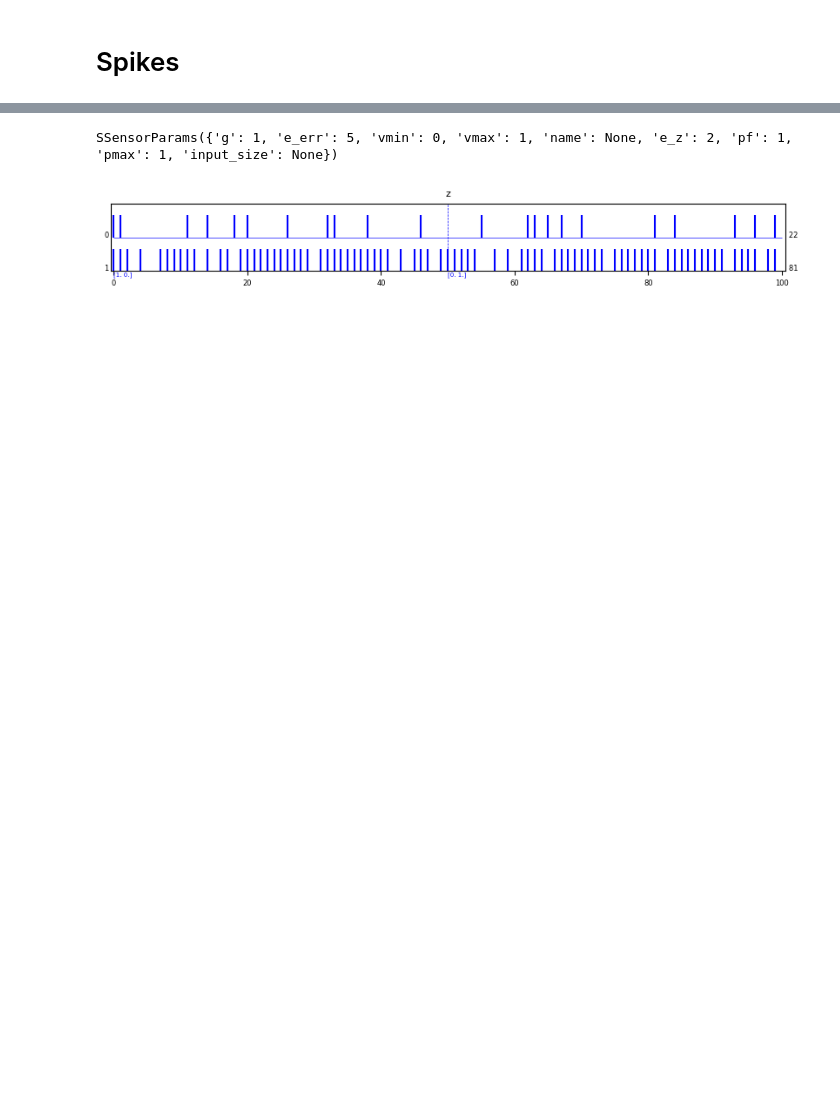
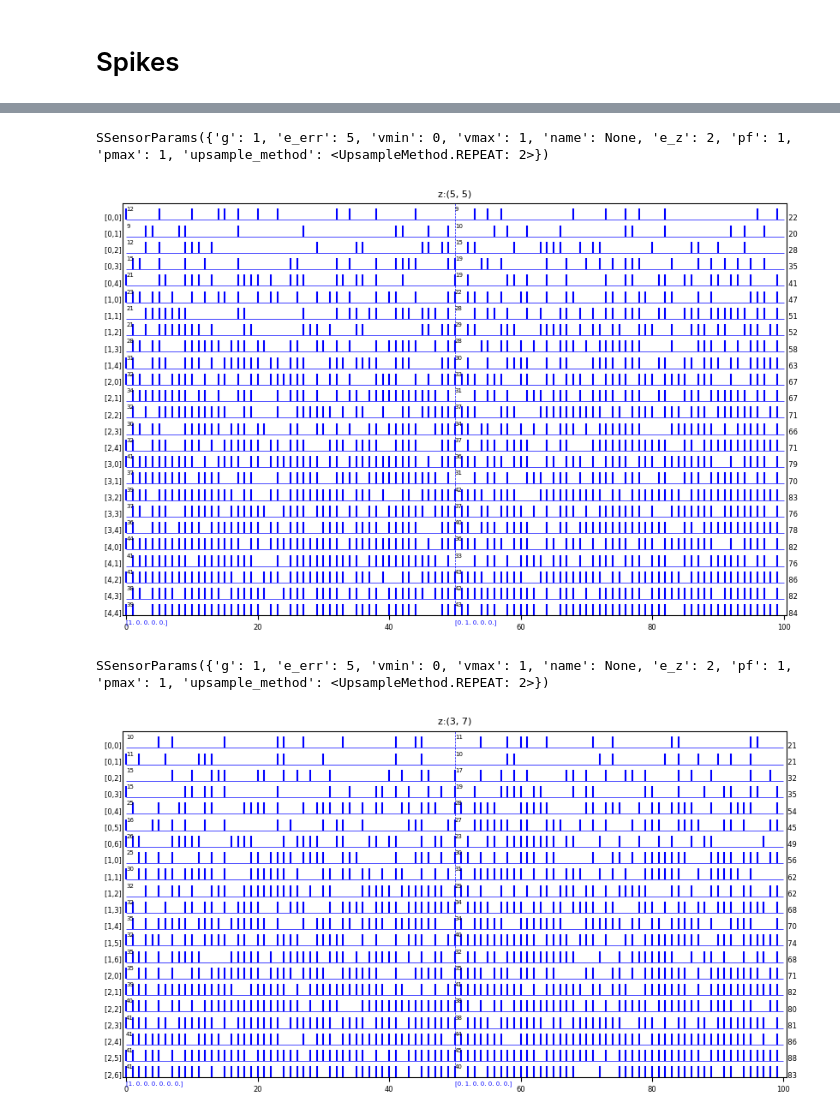
Before and after one commit to einnovator/spikeml, a Jupyter notebook: nb/test_plot.ipynb, the cells around one changed output, grey strips where cells are left out. Cells and saved outputs as stored; diff of their text form; code cells hidden in the pictures; blank space fills up the shorter version.

```diff
--- a/nb/test_plot.ipynb
+++ b/nb/test_plot.ipynb
@@ -150,0 +119,32 @@ SSensorParams({'g': 1, 'e_err': 5, 'vmin': 0, 'vmax': 1, 'name': None, 'e_z': 2,
+# %%
+%load_ext autoreload
+%autoreload 2
+
+from spikeml.plot.plot_util import plot_hist, plot_data, plot_lidata, plot_input, plot_xt, plot_mt, plot_spikes, imshow_matrix, imshow_nmatrix
+from spikeml.core.signal import sum_per_input, signal_changes
+
+
+def test_spikeM(n=3, T=100, height=None):
+    params = SSensorParams()
+    print(params)
+    if not type(n)==tuple:
+        n = (n, n)
+    c = np.linspace(.1,params.vmax,num=n[0]*n[1])
+    M = c.reshape(n[0], n[1])
+    ss = signal_pulse(n[1], T=T/2, s=[0,1], value=1)
+    #print(ss)
+    data = []
+    for t in range(0,T):
+        cz = spike(M, params)
+        #print(t, M, cz)
+        data.append(cz)
+
+    #if heigth=='auto':
+    #    heigth = (n[0]*n[1])//4+ (1 if (n[0]*n[1])%4==0 else 0)
+
+    tt = signal_changes(ss)
+    plot_spikes(data, tt=tt, title=f'z:{n}', name=None, height=height, callback=lambda ax: plot_input(ss,ax=ax))
+
+test_spikeM(n=2)
+test_spikeM(n=3)
+test_spikeM(n=(2,3))
@@ -151,7 +160,8 @@ SSensorParams({'g': 1, 'e_err': 5, 'vmin': 0, 'vmax': 1, 'name': None, 'e_z': 2,
 # %%
-from spikeml.plot.plot_util import plot_hist, plot_data, plot_lidata, plot_input, plot_xt, plot_mt, plot_spikes, imshow_matrix, imshow_nmatrix
-
-test_spike(n=2)
+test_spikeM(n=(5,5))
+test_spikeM(n=(3,7))
 # %% [output]
-SSensorParams({'g': 1, 'e_err': 5, 'vmin': 0, 'vmax': 1, 'name': None, 'e_z': 2, 'pf': 1, 'pmax': 1, 'input_size': None})
+SSensorParams({'g': 1, 'e_err': 5, 'vmin': 0, 'vmax': 1, 'name': None, 'e_z': 2, 'pf': 1, 'pmax': 1, 'upsample_method': <UpsampleMethod.REPEAT: 2>})
-[figure, old version]
+[figure, new version]
+SSensorParams({'g': 1, 'e_err': 5, 'vmin': 0, 'vmax': 1, 'name': None, 'e_z': 2, 'pf': 1, 'pmax': 1, 'upsample_method': <UpsampleMethod.REPEAT: 2>})
+[figure, added]
```
Also changed, not shown: parts of 5 cells of this notebook, 4 other files.
